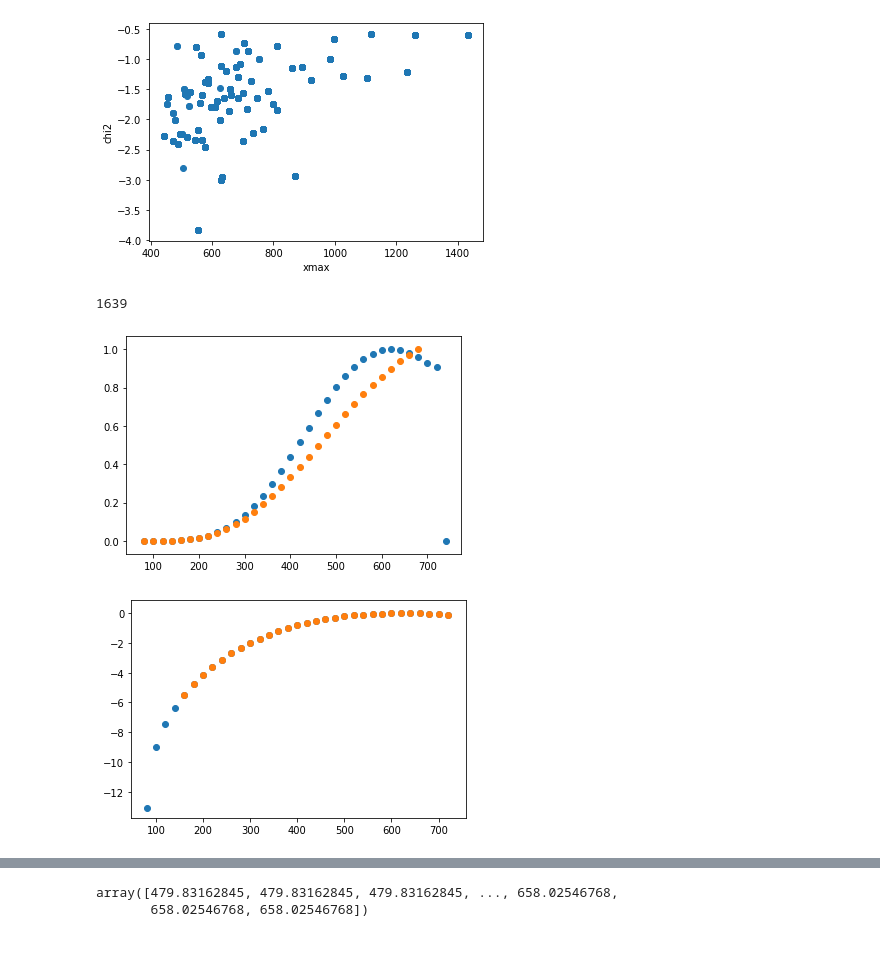
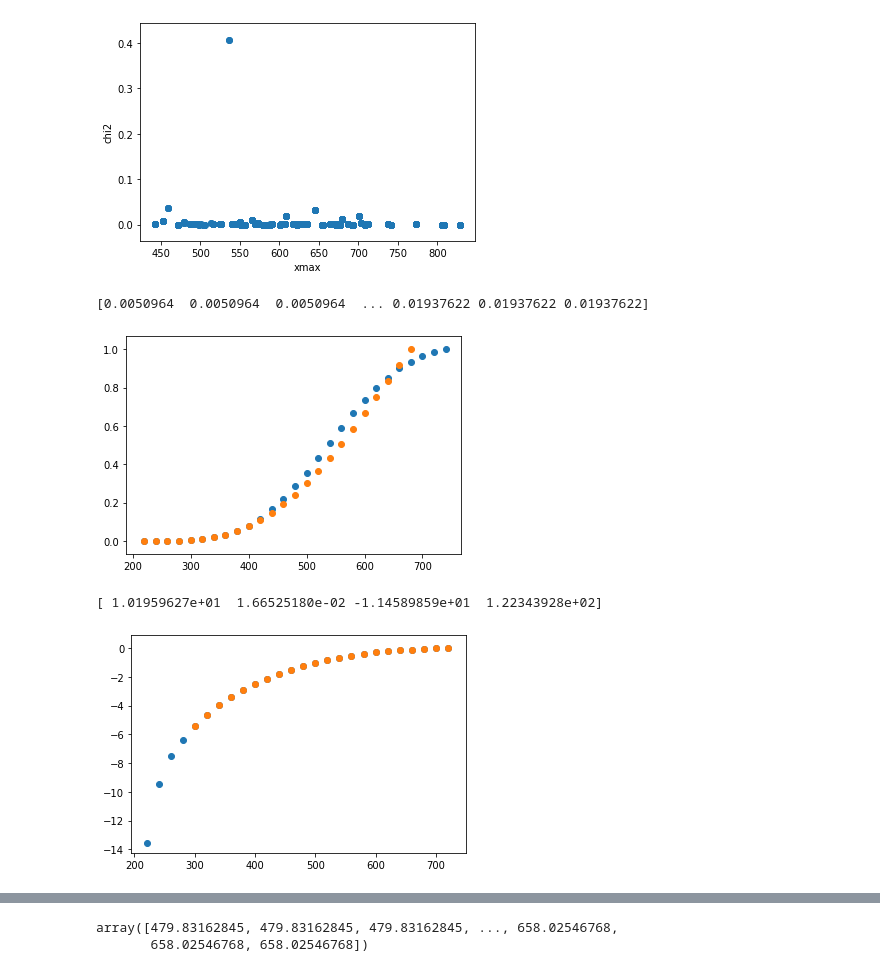
Before and after one commit to andyPhysics/CosmicRay, a Jupyter notebook: extract_data/Untitled.ipynb, the cells around one changed output, grey strips where cells are left out. Saved outputs shown, nothing was run; the diff lists cells and outputs as text; code cells hidden in the pictures.

```diff
--- a/extract_data/Untitled.ipynb
+++ b/extract_data/Untitled.ipynb
@@ -23,18 +23,12 @@ plt.savefig('X_o.png')
 # %%
-plt.scatter(y,np.log10(y2))
+plt.scatter(y,y2)
 plt.xlabel('xmax')
 plt.ylabel('chi2')
 plt.show()
-count = 0
-for i in np.log10(y2):
-    if i > 10:
-        break
-    else:
-        count+=1
-print(count)
+print(y2)
 # %% [output]
-[figure, old version]
+[figure, new version]
-1639
+[0.0050964  0.0050964  0.0050964  ... 0.01937622 0.01937622 0.01937622]
 # %%
 depth = x['depth']
 N = x['sum_value']
@@ -51,14 +45,14 @@ def filter(x,y,trial):
             output.append(i)
     return list(zip(*output))[0],list(zip(*output))[1]
 # %%
-trial = 906
+trial = 106
 plot_values= filter(depth,N,trial)
 plot_values2 = filter(depth_prediction,N_prediction,trial)
 plt.scatter(plot_values[0],plot_values[1])
 plt.scatter(plot_values2[0],plot_values2[1])
 plt.show()
 # %% [output]
-[figure, old version]
+[figure, new version]
 # %%
 from scipy.stats import chisquare
 from scipy.optimize import curve_fit
@@ -87,8 +81,11 @@ for i in zip(predict1,predict2):
 new_values = np.array(list(zip(*new_values)) )
 plt.scatter(new_values[0],new_values[1])
 check_values = get_Xmax(new_values[0],new_values[1])
+print(check_values)
+#check_values = get_Xmax(predict1,predict2)
 # %% [output]
+[ 1.01959627e+01  1.66525180e-02 -1.14589859e+01  1.22343928e+02]
-[figure, old version]
+[figure, new version]
 # %%
 u = np.array(plot_values[0][0:len(plot_values[0])-1])
 v = Gaisser_exp(u,check_values[0],check_values[1],check_values[2],check_values[3])
```
Also changed, not shown: parts of 5 cells of this notebook, 3 other files.
